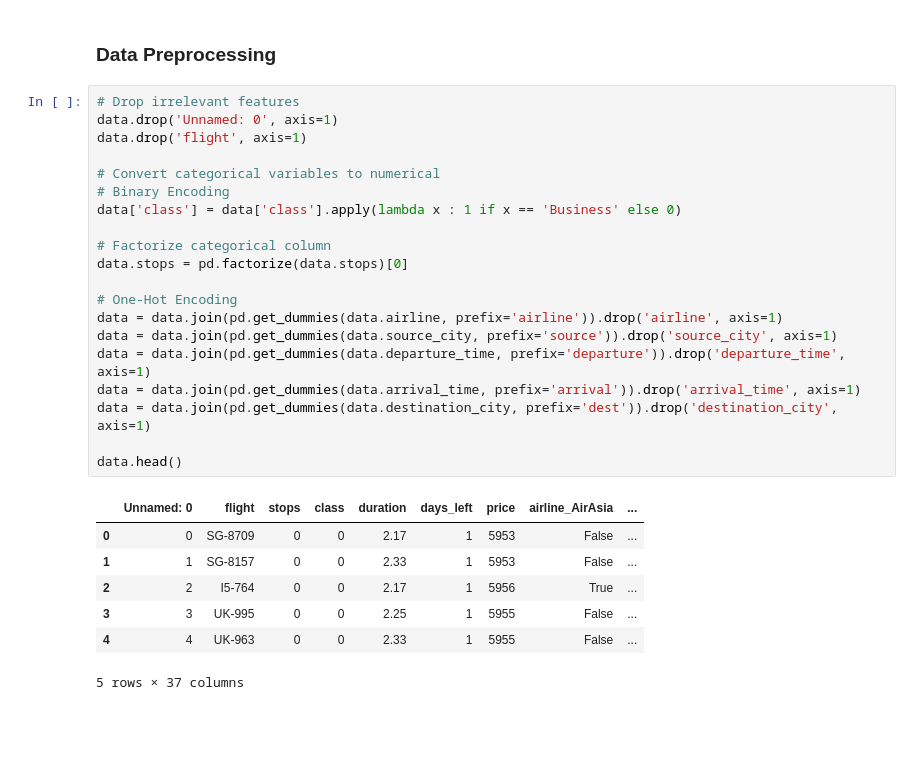
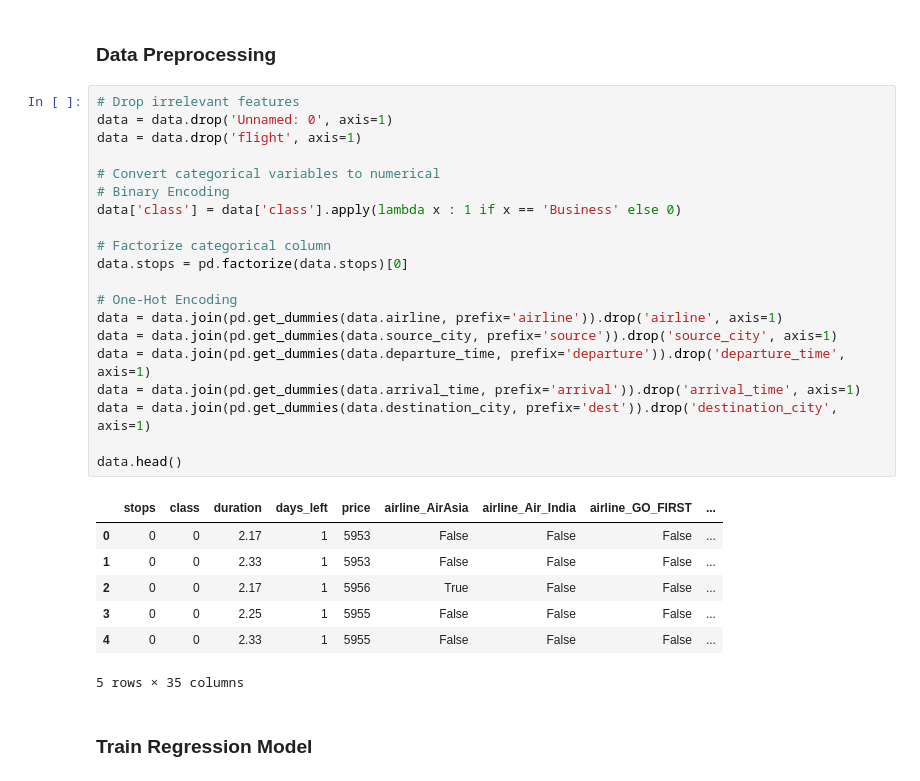
Before and after one commit to reda1609/Flight-Price-Prediction, a Jupyter notebook: main.ipynb, the cells around one changed output. Drawn from its saved outputs; the diff is of its cells as text; blank space fills up the shorter version.

Commit message:
Model Training and Evaluation

```diff
--- a/main.ipynb
+++ b/main.ipynb
@@ -87,29 +87,31 @@ Name: count, dtype: int64
 ### Data Preprocessing
 # %%
 # Drop irrelevant features
-data.drop('Unnamed: 0', axis=1)
-data.drop('flight', axis=1)
+data = data.drop('Unnamed: 0', axis=1)
+data = data.drop('flight', axis=1)
 
 # Convert categorical variables to numerical
 # Binary Encoding
 data['class'] = data['class'].apply(lambda x : 1 if x == 'Business' else 0)
 
 # Factorize categorical column
 data.stops = pd.factorize(data.stops)[0]
 
 # One-Hot Encoding
 data = data.join(pd.get_dummies(data.airline, prefix='airline')).drop('airline', axis=1)
 data = data.join(pd.get_dummies(data.source_city, prefix='source')).drop('source_city', axis=1)
 data = data.join(pd.get_dummies(data.departure_time, prefix='departure')).drop('departure_time', axis=1)
 data = data.join(pd.get_dummies(data.arrival_time, prefix='arrival')).drop('arrival_time', axis=1)
 data = data.join(pd.get_dummies(data.destination_city, prefix='dest')).drop('destination_city', axis=1)
 
 data.head()
 # %% [output]
-|  | Unnamed: 0 | flight | stops | class | duration | days_left | price | airline_AirAsia | ... |
-| 0 | 0 | SG-8709 | 0 | 0 | 2.17 | 1 | 5953 | False | ... |
-| 1 | 1 | SG-8157 | 0 | 0 | 2.33 | 1 | 5953 | False | ... |
-| 2 | 2 | I5-764 | 0 | 0 | 2.17 | 1 | 5956 | True | ... |
-| 3 | 3 | UK-995 | 0 | 0 | 2.25 | 1 | 5955 | False | ... |
-| 4 | 4 | UK-963 | 0 | 0 | 2.33 | 1 | 5955 | False | ... |
+|  | stops | class | duration | days_left | price | airline_AirAsia | airline_Air_India | airline_GO_FIRST | ... |
+| 0 | 0 | 0 | 2.17 | 1 | 5953 | False | False | False | ... |
+| 1 | 0 | 0 | 2.33 | 1 | 5953 | False | False | False | ... |
+| 2 | 0 | 0 | 2.17 | 1 | 5956 | True | False | False | ... |
+| 3 | 0 | 0 | 2.25 | 1 | 5955 | False | False | False | ... |
+| 4 | 0 | 0 | 2.33 | 1 | 5955 | False | False | False | ... |
-5 rows × 37 columns
+5 rows × 35 columns
+# %% [markdown]
+### Train Regression Model
```
Also changed, not shown: parts of 5 cells of this notebook.
